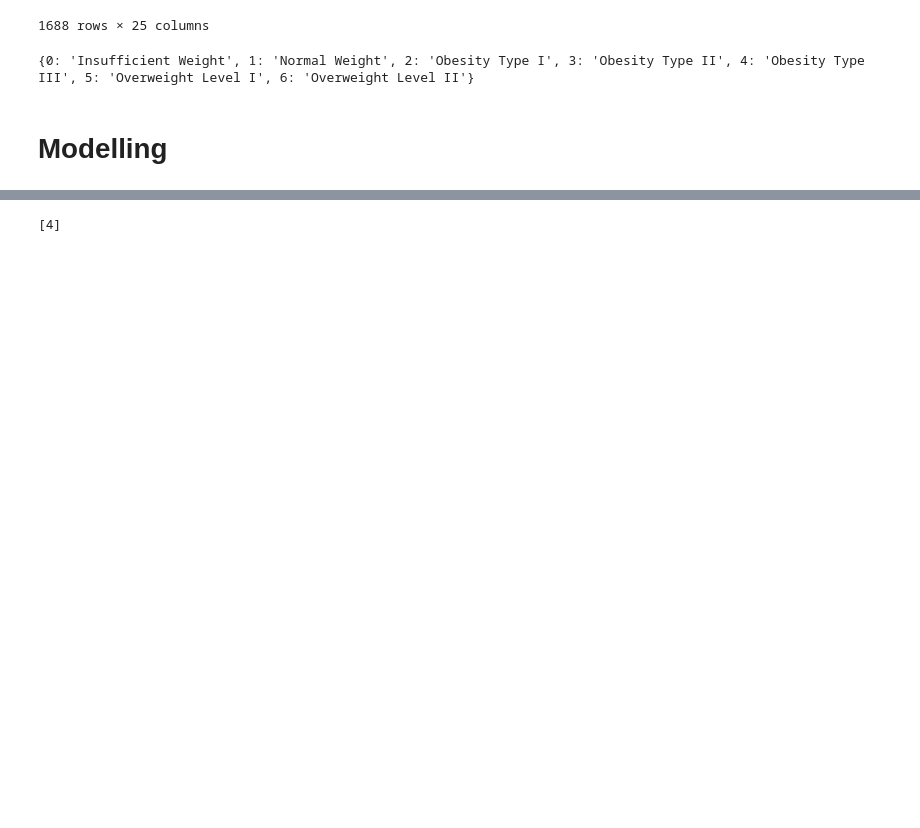
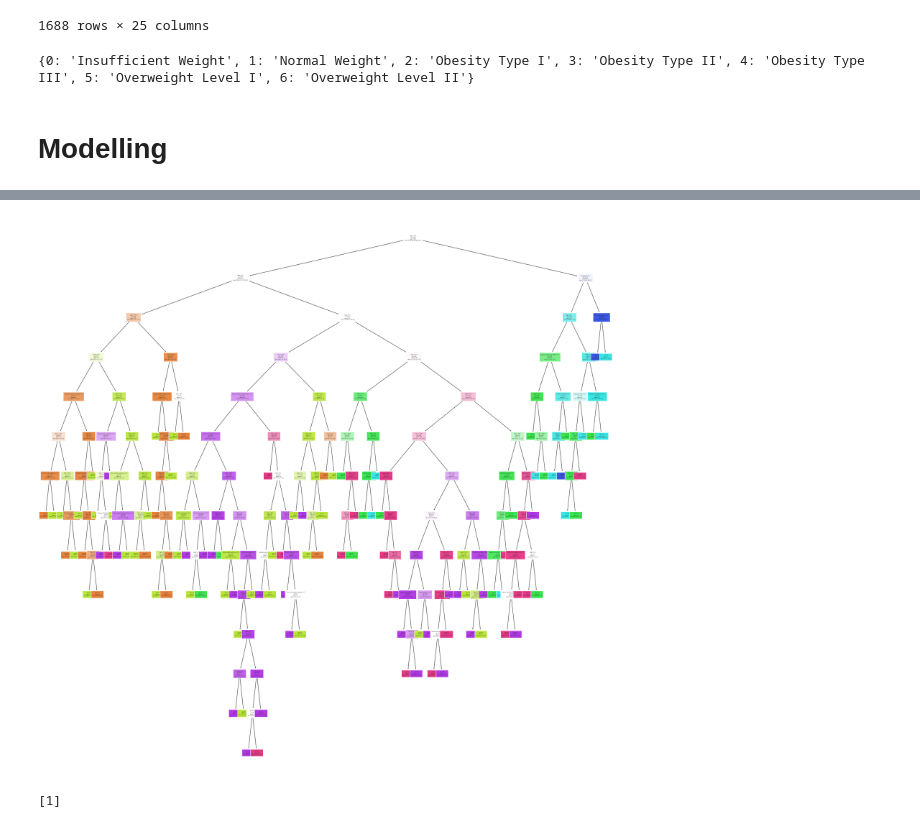
Before and after one commit to kentangtelo/ML_Obesity_Classification, a Jupyter notebook: Obesity_DecisionTree.ipynb, the cells around one changed output, grey strips where cells are left out. Saved outputs shown, nothing was run; the diff lists cells and outputs as text; code cells hidden in the pictures; blank space fills up the shorter version.

```diff
--- a/Obesity_DecisionTree.ipynb
+++ b/Obesity_DecisionTree.ipynb
@@ -680,17 +657,19 @@ sns.heatmap(cm, annot=True, ax=ax, fmt='g')
 # %%
-# plt.figure(figsize=(30, 30))
-# tree.plot_tree(classifier, filled=True, fontsize=2.5, feature_names=feature_names)
-# plt.savefig('PohonObesitas.png', dpi=400)
-# plt.show()
+plt.figure(figsize=(30, 30))
+tree.plot_tree(classifiers, filled=True, fontsize=2.5, feature_names=feature_names)
+plt.savefig('PohonObesitas.png', dpi=400)
+plt.show()
+# %% [output]
+[figure, added]
 # %%
-input_data = (21, 162, 64, 2, 2, 1, 0, 1, 0, 0, 1, 1,
-              0, 1, 0, 0, 0, 0, 1, 0, 2, 3, 1, 0, 1)
+input_data = (2,3,0,1,0,1,0,1,1,0,1,0,0,0,0,0,1,14,	171,72,	3,3,3,2,1)
 input_array = np.asarray(input_data)
 re = input_array.reshape(1, -1)
 input_array.shape
 
 prediction = classifiers.predict(re)
+classifiers
 print(prediction)
 # %% [output]
-[4]
+[1]
 # %%
```
Also changed, not shown: parts of 17 cells of this notebook, 3 other files.
